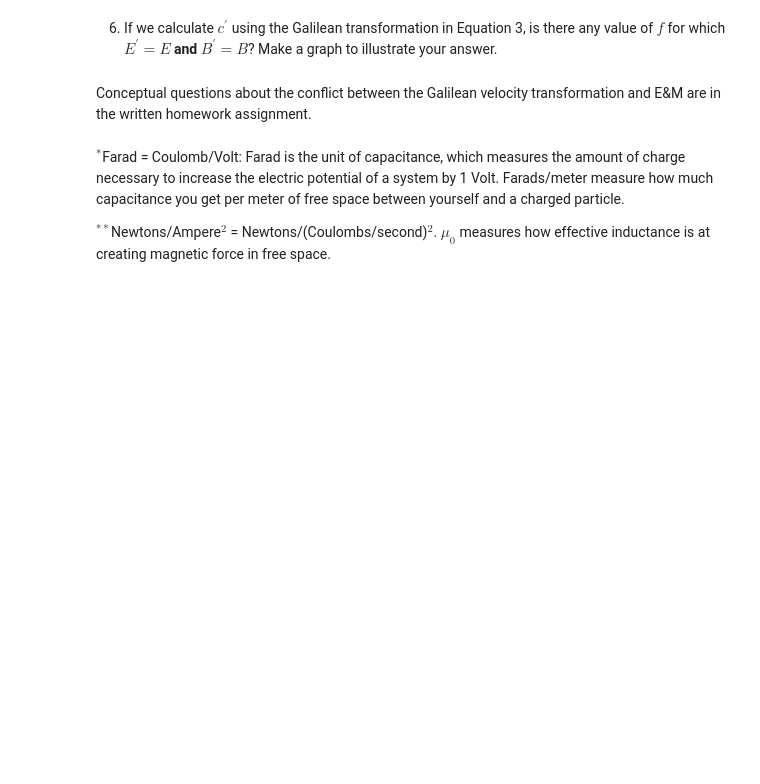
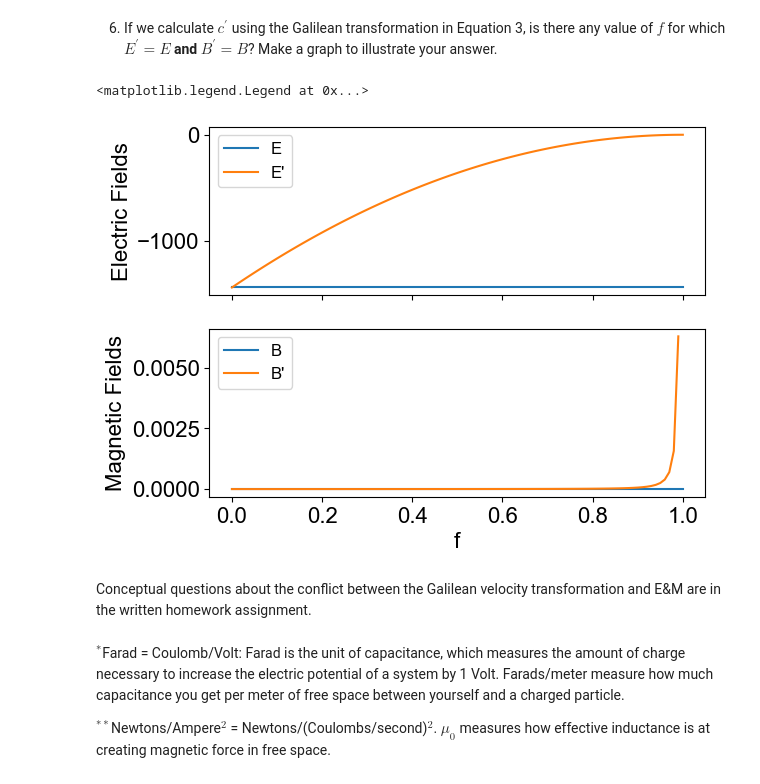
Before and after one commit to ashtonsouthwick/PHYS309, a Jupyter notebook: assignment1.ipynb, the cells around one changed output. Saved outputs shown, nothing was run; the diff lists cells and outputs as text; code cells hidden in the pictures; blank space fills up the shorter version.

```diff
--- a/assignment1.ipynb
+++ b/assignment1.ipynb
@@ -108,7 +132,27 @@ Text(0.5, 0, 'f (dimensionless)')
 <li>If we calculate $c^{\prime}$ using the Galilean transformation in Equation 3, is there any value of $f$ for which $E^{\prime} = E$ <strong>and</strong> $B^{\prime} = B$? Make a graph to illustrate your answer.</li>
 </ol>
 # %%
-# Plot here
+E_field = k * -constants.e / (1e-6)**2
+B_field = (constants.mu_0 * 1) / (2 * 1) # I = 1, R = 1
+B_prime = mu_0_prime / 2
+fig,(plot1, plot2) = plt.subplots(2,1, sharex = True)
+plot1.plot(f,E_field*np.ones(len(f)), label="E")
+plot1.plot(f,E_prime, label="E'")
+plot1.set_ylabel("Electric Fields")
+plot2.plot(f,B_field*np.ones(len(f)), label="B")
+plot2.plot(f,B_prime, label="B'")
+plot2.set_ylabel("Magnetic Fields")
+plot2.set_xlabel("f")
+plot2.legend(fontsize = "12")
+plot1.legend(fontsize = "12")
+
+'''
+The electric fields show a clear discrepency with varying the speed of light.
+The magnetic fields appear to be quite accurate for all f values from 0 to 0.9, but then drastically gets worse.
+'''
+# %% [output]
+<matplotlib.legend.Legend at 0x...>
+[figure, added]
 # %% [markdown]
 Conceptual questions about the conflict between the Galilean velocity transformation and E&M are in the written homework assignment.
 # %% [markdown]
```
Also changed, not shown: parts of 2 cells of this notebook.
